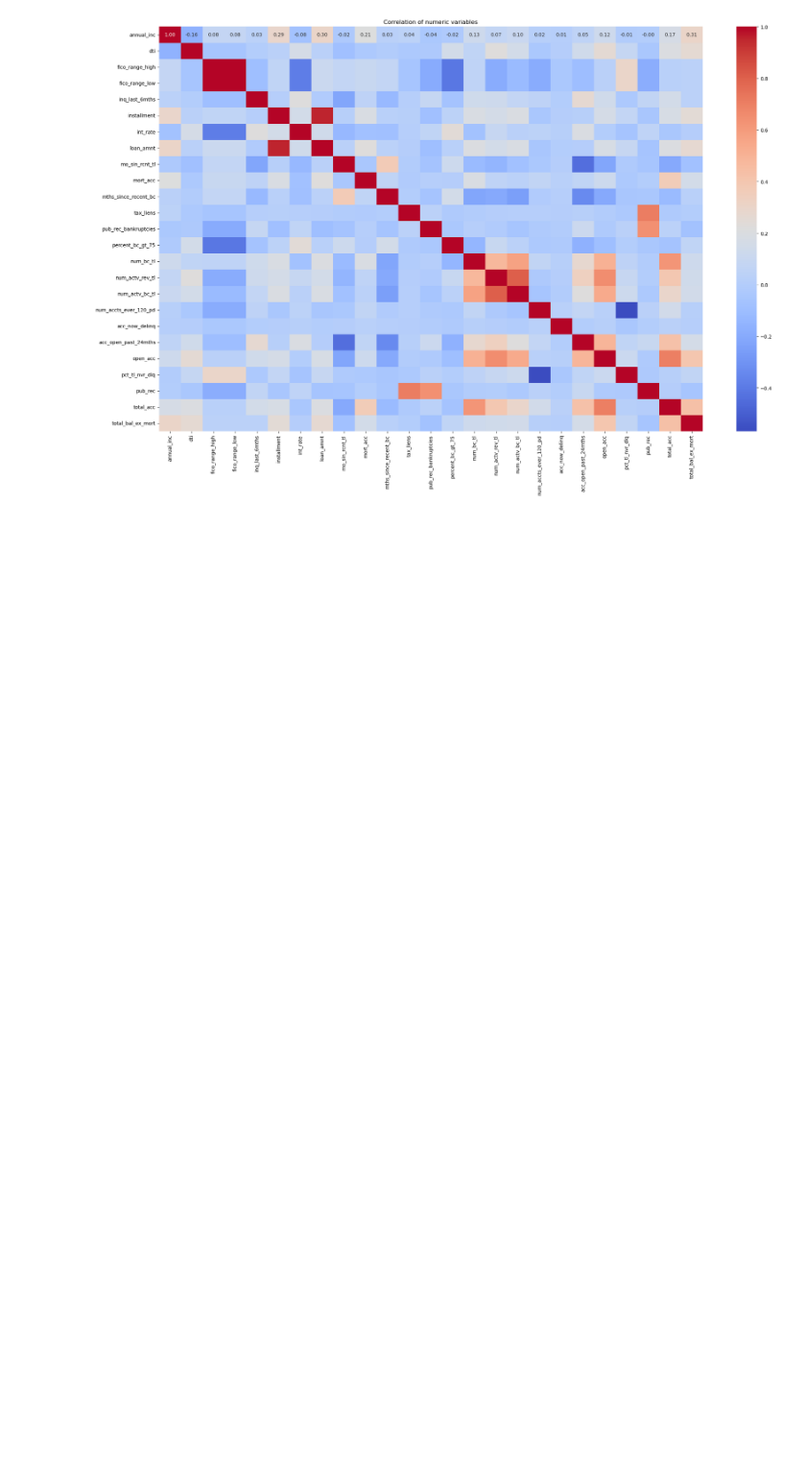
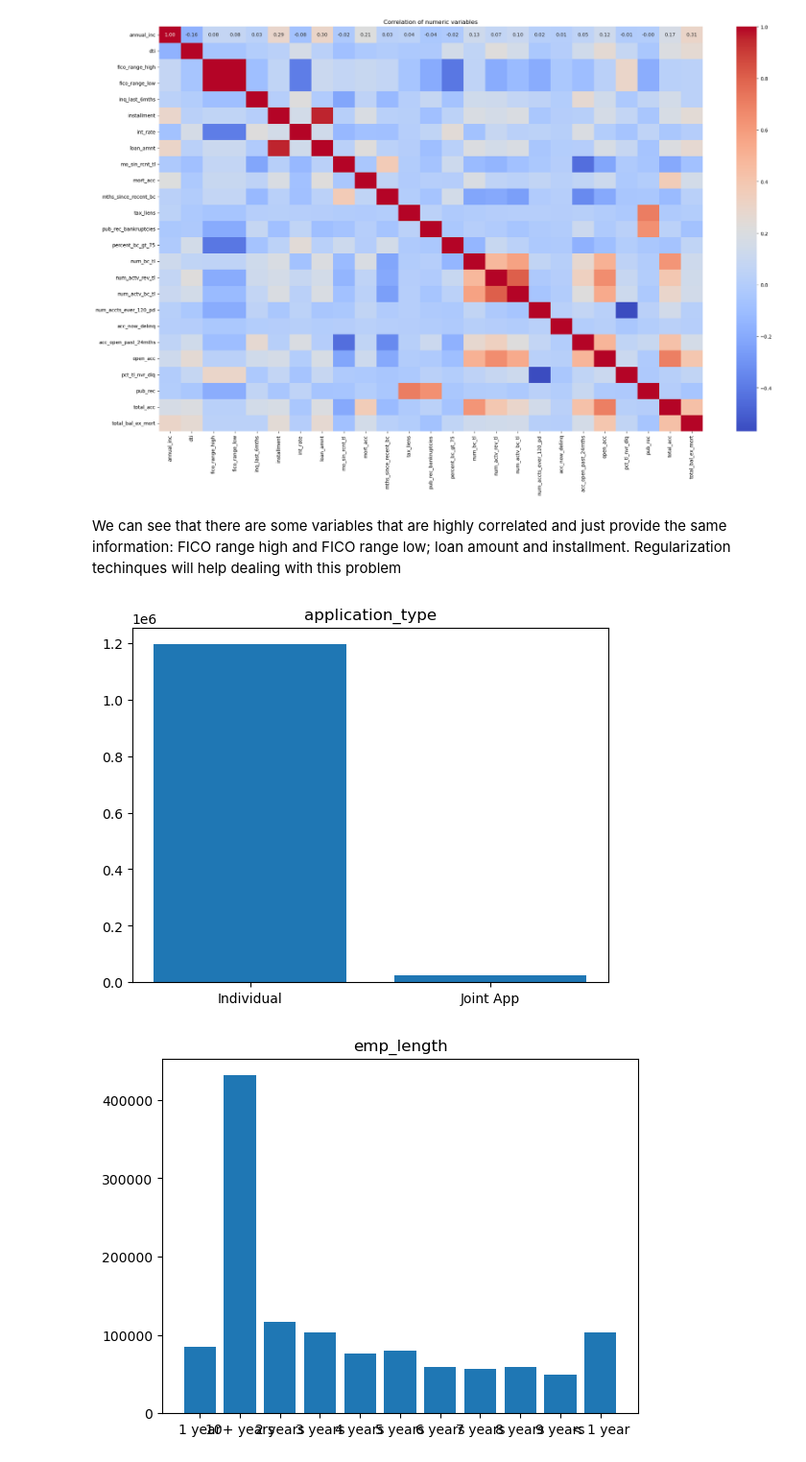
Before and after one commit to G-Mass/MTFI-project, a Jupyter notebook: p2p_lending_credit_risk_assessment.ipynb, the cells around one changed output. Shown at 96% size. Drawn from its saved outputs; the diff is of its cells as text; code cells hidden in the pictures; blank space fills up the shorter version.

```diff
--- a/p2p_lending_credit_risk_assessment.ipynb
+++ b/p2p_lending_credit_risk_assessment.ipynb
@@ -108,3 +150,17 @@ plt.title("Correlation of numeric variables")
 plt.show()
 # %% [output]
 [figure]
+# %% [markdown]
+We can see that there are some variables that are highly correlated and just provide the same information: FICO range high and FICO range low; loan amount and installment. Regularization techinques will help dealing with this problem
+# %%
+categorical_vars = df.columns[df.dtypes != "float64"]
+
+for var in categorical_vars:
+    if var not in ["earliest_cr_line", "issue_d"]:
+        data = df[var].groupby(df[var]).count()
+        plt.bar(x = data.index, height= data.to_numpy())
+        plt.title(var)
+        plt.show()
+# %% [output]
+[figure, added]
+[figure, added]
```
Also changed, not shown: parts of 40 cells of this notebook, 1 other file.
